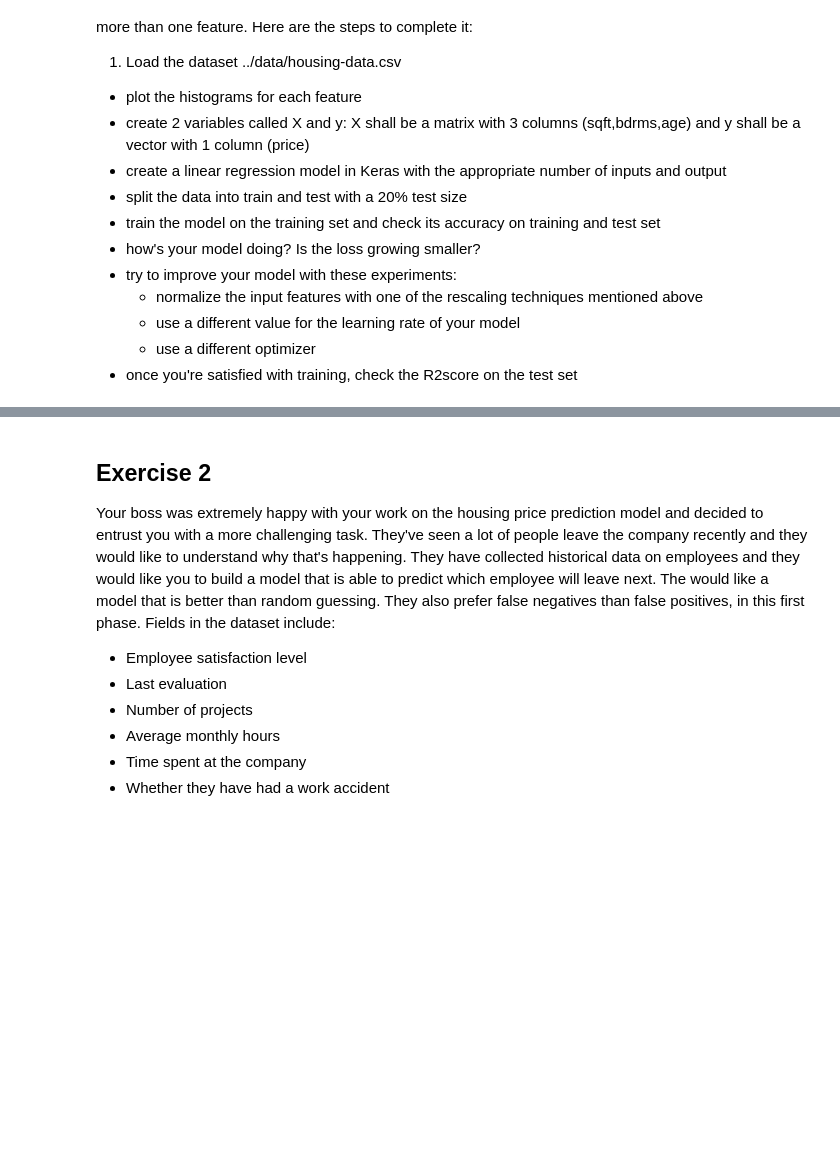
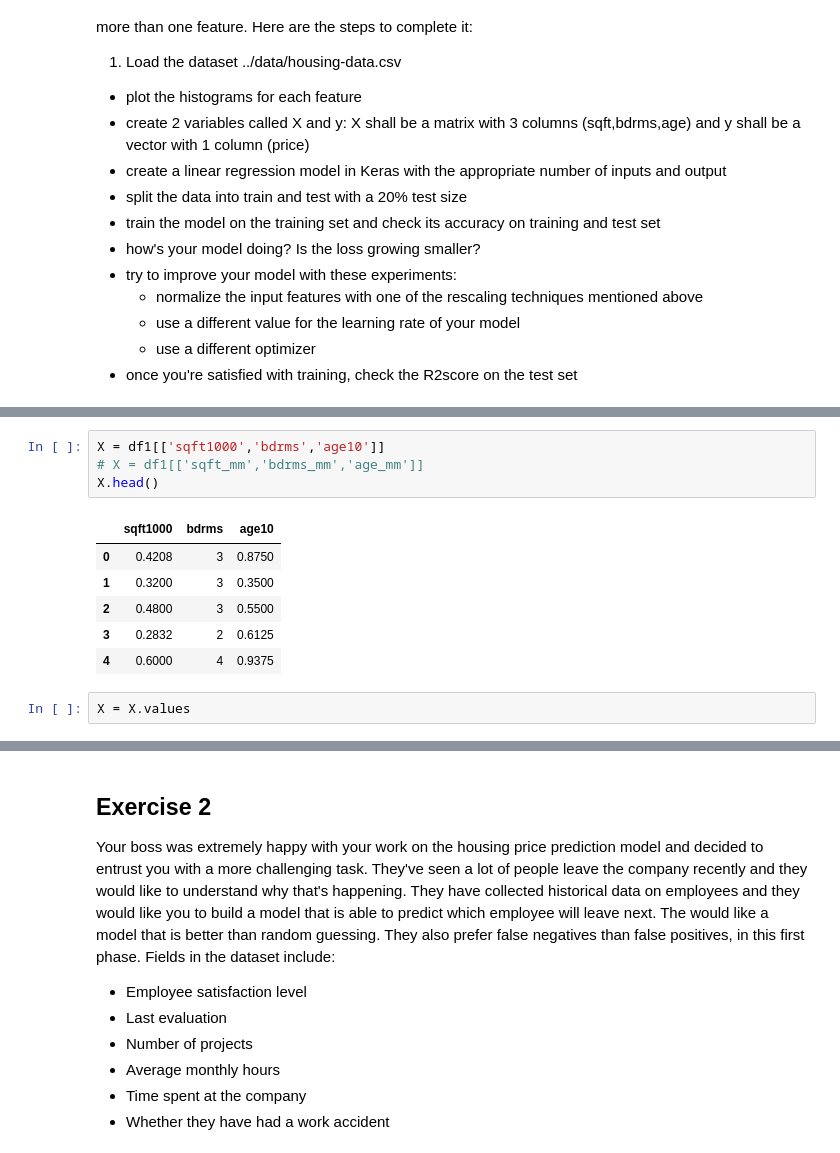
Before and after one commit to tetsu/zero-deep-learning, a Jupyter notebook: course/3 Machine Learning.ipynb, the cells around one changed output, grey strips where cells are left out. Drawn from its saved outputs; the diff is of its cells as text; blank space fills up the shorter version.

```diff
--- a/course/3 Machine Learning.ipynb
+++ b/course/3 Machine Learning.ipynb
@@ -492,0 +601,13 @@ You've just been hired at a real estate investment firm and they would like you
+# %%
+X = df1[['sqft1000','bdrms','age10']]
+# X = df1[['sqft_mm','bdrms_mm','age_mm']]
+X.head()
+# %% [output]
+|  | sqft1000 | bdrms | age10 |
+| 0 | 0.4208 | 3 | 0.8750 |
+| 1 | 0.3200 | 3 | 0.3500 |
+| 2 | 0.4800 | 3 | 0.5500 |
+| 3 | 0.2832 | 2 | 0.6125 |
+| 4 | 0.6000 | 4 | 0.9375 |
+# %%
+X = X.values
```
Also changed, not shown: parts of 25 cells of this notebook.
